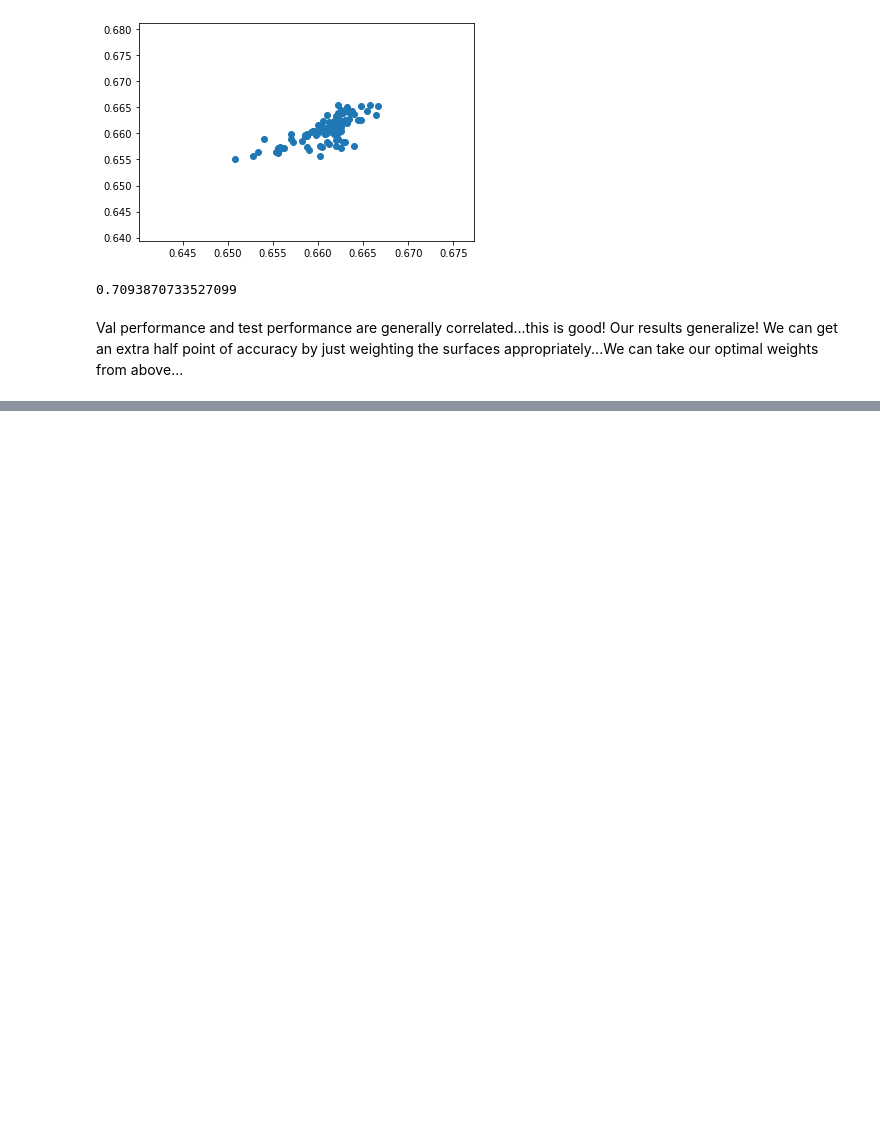
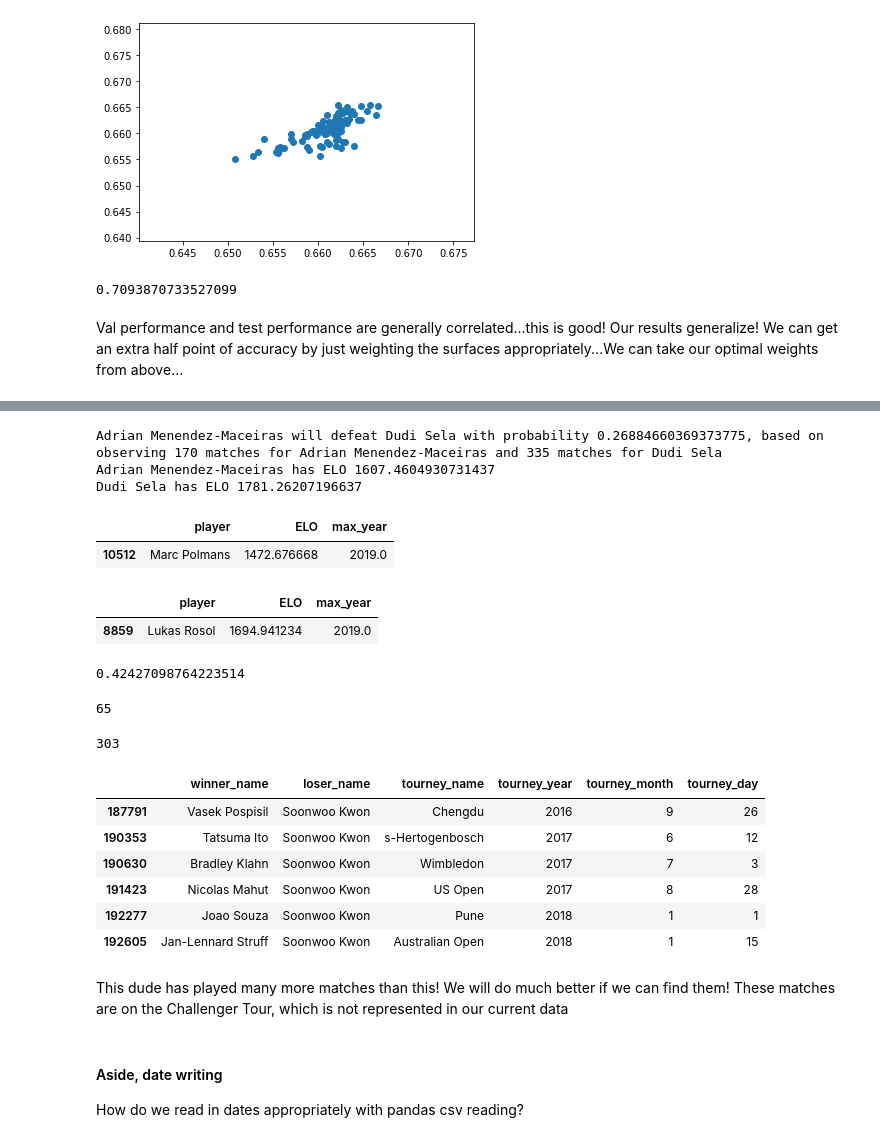
Before and after one commit to siddjagadish/tennis_new, a Jupyter notebook: tennis_new/model/Grass ELO Model.ipynb, the cells around one changed output, grey strips where cells are left out. Cells and saved outputs as stored; diff of their text form; code cells hidden in the pictures; blank space fills up the shorter version.

```diff
--- a/tennis_new/model/Grass ELO Model.ipynb
+++ b/tennis_new/model/Grass ELO Model.ipynb
@@ -180,0 +302,80 @@ Val performance and test performance are generally correlated...this is good!  O
+# %%
+def _find_player(p):
+    _df = cur_elo_ratings[
+        (cur_elo_ratings['player'].map(lambda x: p in x)) &
+        (cur_elo_ratings['max_year'] > 2017.)
+    ].sort_values('max_year', ascending=False)
+    ret_player = _df['player'].iloc[0]
+    if _df.shape[0] > 1:
+        print("Found multiple players, returning %s..." % ret_player)
+    return ret_player
+
+def calculate_prob(p1, p2):
+    p1_idx = _find_player(p1)
+    p2_idx = _find_player(p2)
+    prob = best_elo.predict(p1_idx, p2_idx)
+    print(
+        "{0} will defeat {1} with probability {2}, based on observing {3} matches for {0} and {4} matches for {1}".format(
+            p1_idx,
+            p2_idx,
+            prob,
+            best_elo.match_counts[p1_idx],
+            best_elo.match_counts[p2_idx]
+        )
+    )
+    print("{0} has ELO {1}".format(p1_idx, best_elo.beta[p1_idx]))
+    print("{0} has ELO {1}".format(p2_idx, best_elo.beta[p2_idx]))
+
+calculate_prob('Maceiras', 'Sela')
+# %% [output]
+Adrian Menendez-Maceiras will defeat Dudi Sela with probability 0.26884660369373775, based on observing 170 matches for Adrian Menendez-Maceiras and 335 matches for Dudi Sela
+Adrian Menendez-Maceiras has ELO 1607.4604930731437
+Dudi Sela has ELO 1781.26207196637
+# %%
+cur_elo_ratings[cur_elo_ratings['player'].map(lambda x: 'Polmans' in x)].sort_values('max_year', ascending=False)
+# %% [output]
+|  | player | ELO | max_year |
+| 10512 | Marc Polmans | 1472.676668 | 2019.0 |
+# %%
+cur_elo_ratings[cur_elo_ratings['player'].map(lambda x: 'Rosol' in x)]
+# %% [output]
+|  | player | ELO | max_year |
+| 8859 | Lukas Rosol | 1694.941234 | 2019.0 |
+# %%
+best_elo.predict('Lukas Rosol', 'Guillermo Garcia-Lopez')
+# %% [output]
+0.42427098764223514
+# %%
+best_elo.match_counts['Blaz Rola']
+# %% [output]
+65
+# %%
+best_elo.match_counts['Daniel Brands']
+# %% [output]
+303
+# %%
+jd[
+    (jd['winner_name'] == 'Soonwoo Kwon') |
+    (jd['loser_name'] == 'Soonwoo Kwon')
+][[
+    'winner_name',
+    'loser_name',
+    'tourney_name',
+    'tourney_year',
+    'tourney_month',
+    'tourney_day'
+]]
+# %% [output]
+|  | winner_name | loser_name | tourney_name | tourney_year | tourney_month | tourney_day |
+| 187791 | Vasek Pospisil | Soonwoo Kwon | Chengdu | 2016 | 9 | 26 |
+| 190353 | Tatsuma Ito | Soonwoo Kwon | s-Hertogenbosch | 2017 | 6 | 12 |
+| 190630 | Bradley Klahn | Soonwoo Kwon | Wimbledon | 2017 | 7 | 3 |
+| 191423 | Nicolas Mahut | Soonwoo Kwon | US Open | 2017 | 8 | 28 |
+| 192277 | Joao Souza | Soonwoo Kwon | Pune | 2018 | 1 | 1 |
+| 192605 | Jan-Lennard Struff | Soonwoo Kwon | Australian Open | 2018 | 1 | 15 |
+# %% [markdown]
+This dude has played many more matches than this!  We will do much better if we can find them!  These matches are on the Challenger Tour, which is not represented in our current data
+# %% [markdown]
+#### Aside, date writing
+
+How do we read in dates appropriately with pandas csv reading?
```
Also changed, not shown: parts of 16 cells of this notebook, 5 other files.
